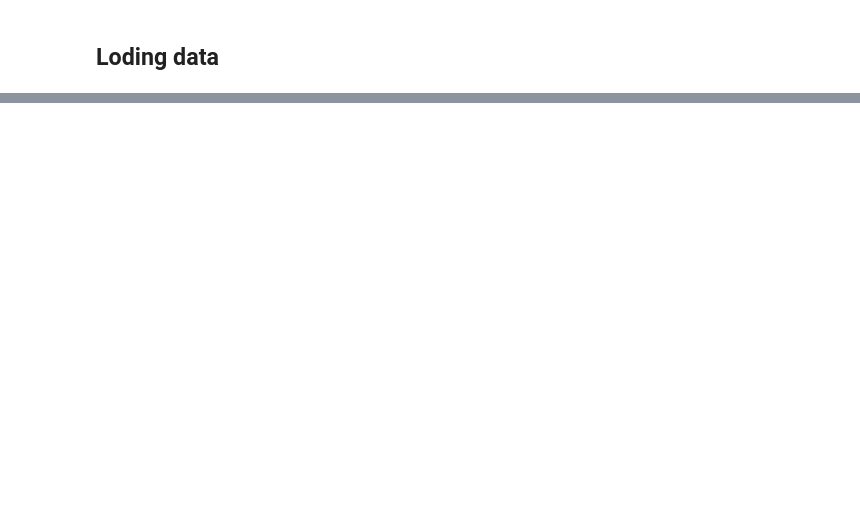
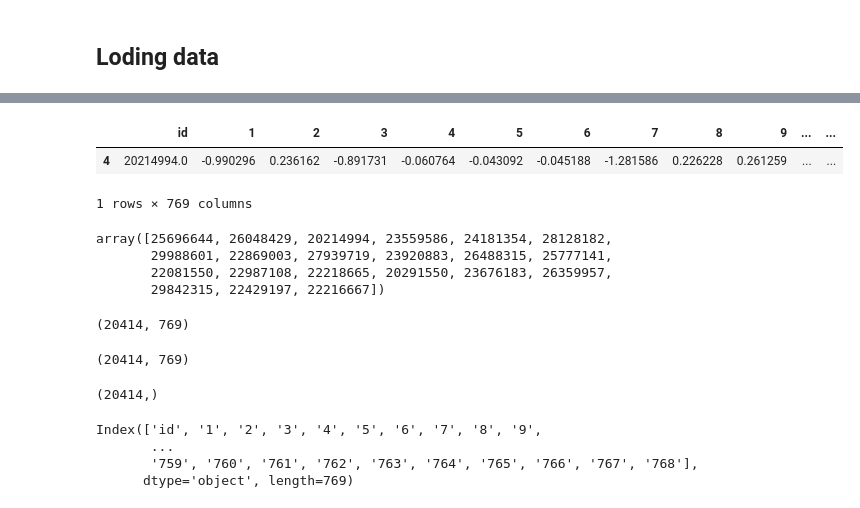
Before and after one commit to xuqianyi/SPH6004_group_assignment, a Jupyter notebook: 6004_text.ipynb, the cells around one changed output, grey strips where cells are left out. Saved outputs shown, nothing was run; the diff lists cells and outputs as text; code cells hidden in the pictures; blank space fills up the shorter version.

```diff
--- a/6004_text.ipynb
+++ b/6004_text.ipynb
@@ -124,0 +228,13 @@ res.to_csv('pubmedbert_embedding.csv')
+# %%
+pd.DataFrame(test[test['id']==20214994].iloc[1]).T
+# %% [output]
+|  | id | 1 | 2 | 3 | 4 | 5 | 6 | 7 | 8 | 9 | ... | ... |
+| 4 | 20214994.0 | -0.990296 | 0.236162 | -0.891731 | -0.060764 | -0.043092 | -0.045188 | -1.281586 | 0.226228 | 0.261259 | ... | ... |
+1 rows × 769 columns
+# %%
+pd.unique(test['id'])
+# %% [output]
+array([25696644, 26048429, 20214994, 23559586, 24181354, 28128182,
+       29988601, 22869003, 27939719, 23920883, 26488315, 25777141,
+       22081550, 22987108, 22218665, 20291550, 23676183, 26359957,
+       29842315, 22429197, 22216667])
@@ -124,0 +282,12 @@ res.to_csv('pubmedbert_embedding.csv')
+# %%
+pubmed_avg = avg(embedding)
+print(pubmed_avg.shape)
+# pubmed_avg.to_csv("pubmed_avg.csv", index=False)#
+# %% [output]
+(20414, 769)
+# %%
+pubmed_max = max_pooling(embedding)
+print(pubmed_max.shape)
+# pubmed_max.to_csv("pubmed_max.csv", index=False)
+# %% [output]
+(20414, 769)
@@ -124,0 +297,11 @@ res.to_csv('pubmedbert_embedding.csv')
+# %%
+pd.unique(embedding['id']).shape
+# %% [output]
+(20414,)
+# %%
+embedding.columns
+# %% [output]
+Index(['id', '1', '2', '3', '4', '5', '6', '7', '8', '9',
+       ...
+       '759', '760', '761', '762', '763', '764', '765', '766', '767', '768'],
+      dtype='object', length=769)
```
Also changed, not shown: parts of 20 cells of this notebook.
